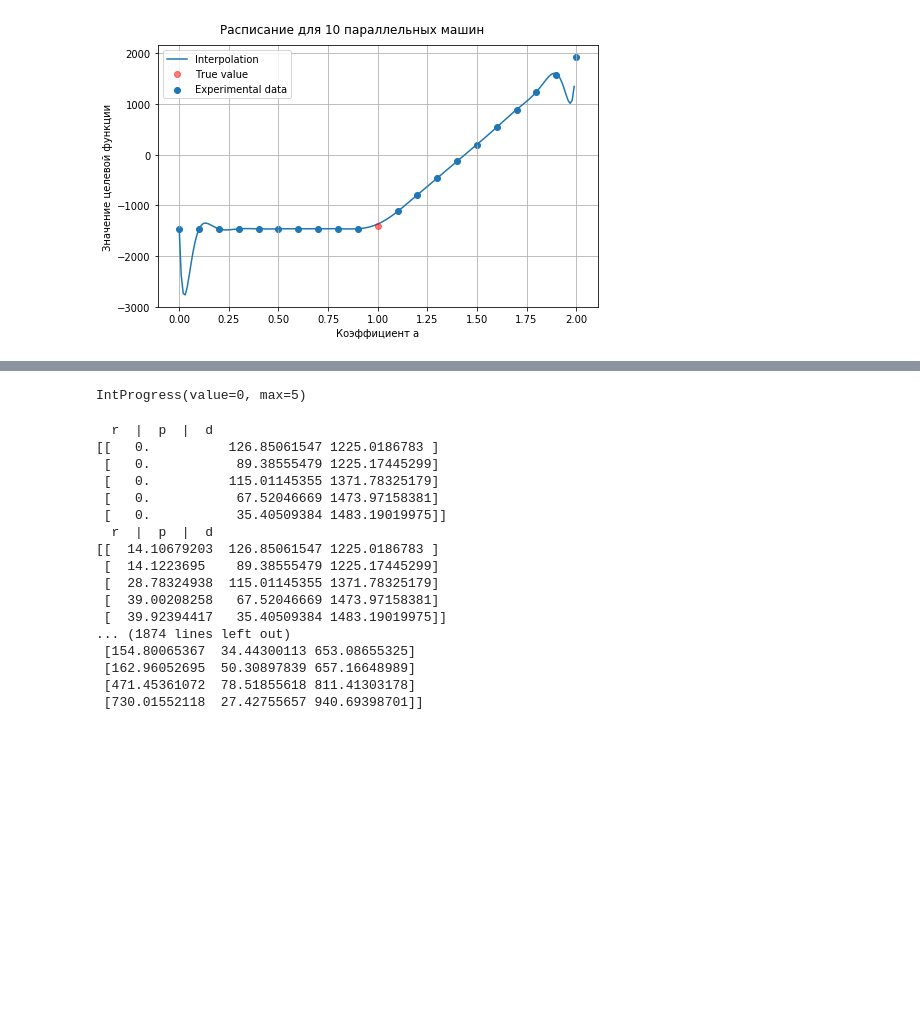
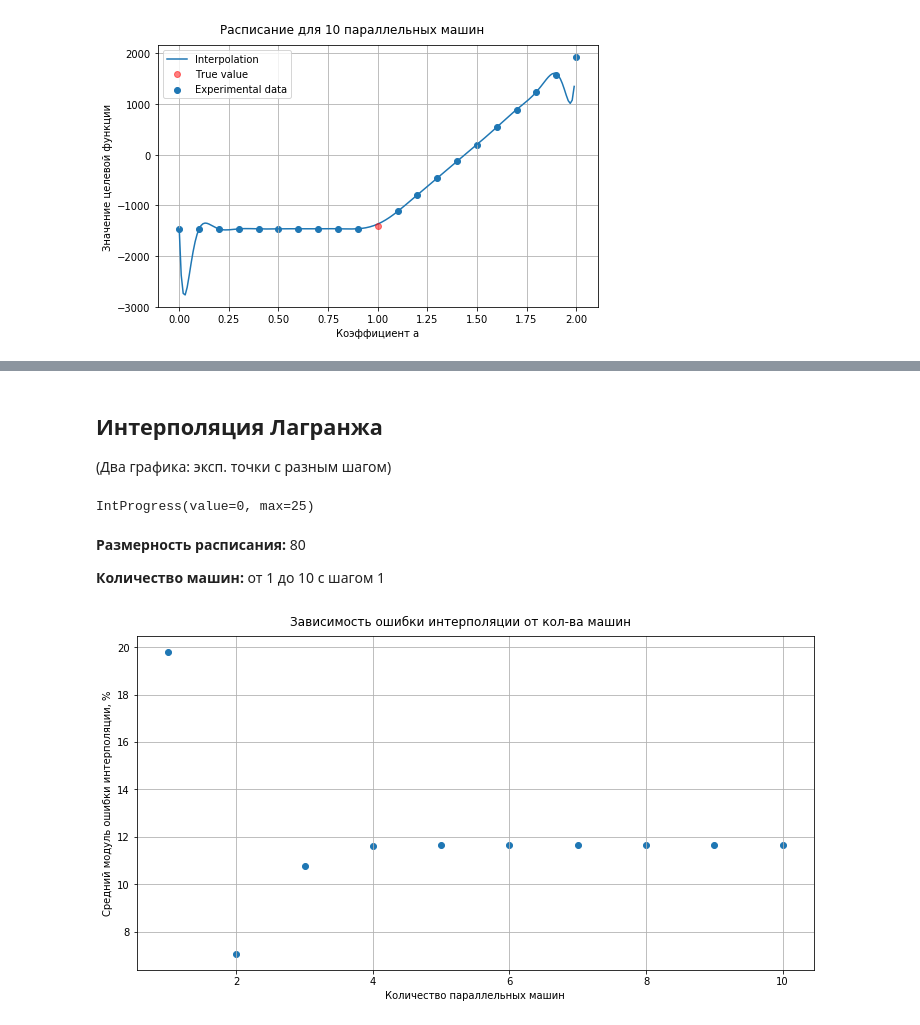
Before and after one commit to andtun/schedules, a Jupyter notebook: Greedy-MultipleTasks.ipynb, the cells around one changed output, grey strips where cells are left out. Cells and saved outputs as stored; diff of their text form; code cells hidden in the pictures; blank space fills up the shorter version.

```diff
--- a/Greedy-MultipleTasks.ipynb
+++ b/Greedy-MultipleTasks.ipynb
@@ -367,5 +397,8 @@ IntProgress(value=0, max=10)
+# %% [markdown]
+## Интерполяция Лагранжа
+(Два графика: эксп. точки с разным шагом)
 # %%
-N_TASKS = 5
+N_TASKS = 25
 prgBar = IntProgress(min=0, max=N_TASKS)
 display(prgBar)
 #global realResult
@@ -374,20 +407,19 @@ display(prgBar)
 #global m
 globalResults = []
 for n in range(N_TASKS):
-    s = TaskSet(5)
+    s = TaskSet(80)
     prgBar.value += 1
     scaledSchedules = []
     for alpha in alphaRange:
         scaledSchedules.append(s.copy().scale_r(alpha))
     flattenedScaledSchedules = list(map(lambda x: x.array.flatten(), scaledSchedules))
     results = []
-    for m in range(1, 4, 1):
+    for m in range(1, 11, 1):
         #print("\rCurrently working with", n)
         approxResults = []
         if len(alphaRange) != len(scaledSchedules): raise RuntimeError()
         for i, a in enumerate(alphaRange):
             Lmax = greedy_r(scaledSchedules[i], m)[0]
-            print(scaledSchedules[i])
             approxResults.append((a, Lmax))
         approxResults = np.array(approxResults)
         trueIndex = np.where(np.isclose(approxResults[:,0], 1.))[0]
@@ -401,24 +433,32 @@ for n in range(N_TASKS):
         poly = lagrange(x, y)
         results.append((poly(1.) - trueValue[1])/trueValue[1]*100)
     globalResults += [results]
-with open("greedyMultipleLagrange.json", 'w') as f:
+with open("greedyMultipleLagrange-minscale.json", 'w') as f:
     json.dump(globalResults, f)
 # %% [output]
-IntProgress(value=0, max=5)
+IntProgress(value=0, max=25)
-  r  |  p  |  d
-[[   0.          126.85061547 1225.0186783 ]
- [   0.           89.38555479 1225.17445299]
- [   0.          115.01145355 1371.78325179]
- [   0.           67.52046669 1473.97158381]
- [   0.           35.40509384 1483.19019975]]
-  r  |  p  |  d
-[[  14.10679203  126.85061547 1225.0186783 ]
- [  14.1223695    89.38555479 1225.17445299]
- [  28.78324938  115.01145355 1371.78325179]
- [  39.00208258   67.52046669 1473.97158381]
- [  39.92394417   35.40509384 1483.19019975]]
-... (1874 lines left out)
- [154.80065367  34.44300113 653.08655325]
- [162.96052695  50.30897839 657.16648989]
- [471.45361072  78.51855618 811.41303178]
- [730.01552118  27.42755657 940.69398701]]
+# %% [markdown]
+**Размерность расписания:** 80
+
+**Количество машин:** от 1 до 10 с шагом 1
+# %%
+with open("greedyMultipleLagrange-minscale.json", 'r') as f:
+    globalResults = json.load(f)
+globalResults = np.array(globalResults).T
+x = []
+y = []
+for i, res in enumerate(globalResults):
+    x.append(i + 1)
+    y.append(np.mean(np.abs(res)))
+fig, axes = plt.subplots(nrows=1, ncols=1, figsize=(10, 5.5), constrained_layout=True)
+fig.suptitle("Зависимость ошибки интерполяции от кол-ва машин")
+axes.scatter(x, y, label="Experimental data")
+#axes.plot(xp, yp, label="Interpolation")
+axes.grid()
+axes.set_xlabel("Количество параллельных машин")
+axes.set_ylabel("Средний модуль ошибки интерполяции, %")
+#axes.plot(realResult[0], realResult[1], 'ro', label="True value", alpha=0.5)
+#axes.legend()
+pBar.value += 1
+# %% [output]
+[figure, added]
```
Also changed, not shown: parts of 34 cells of this notebook.
